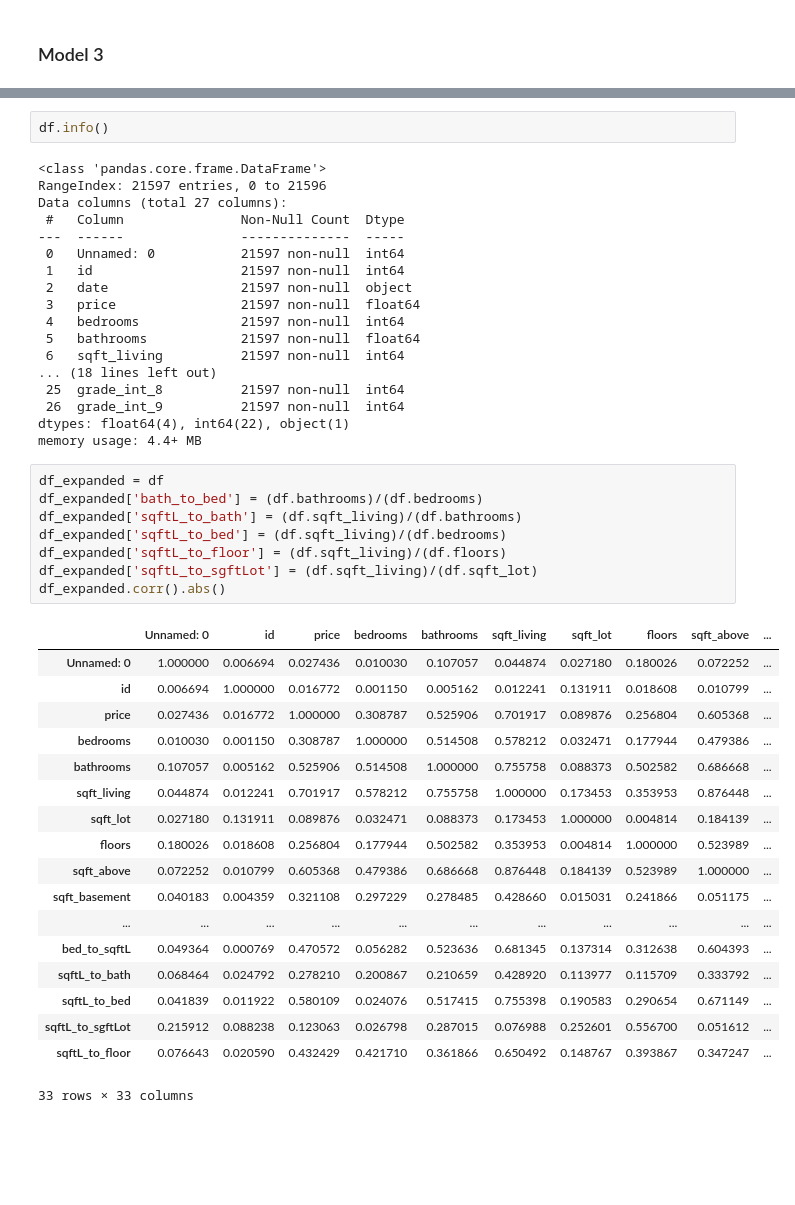
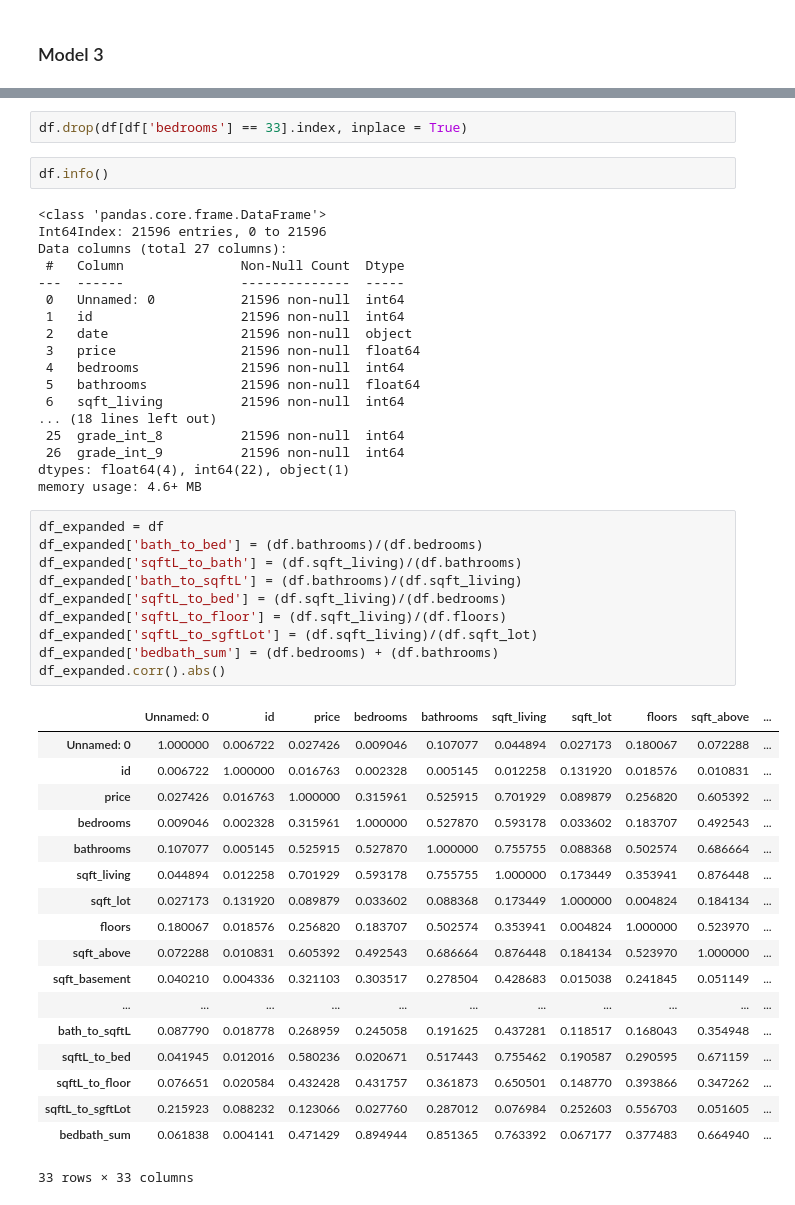
Before and after one commit to sgchatrathi/Real-Estate-Project-analysis, a Jupyter notebook: Main Notebook.ipynb, the cells around one changed output, grey strips where cells are left out. Drawn from its saved outputs; the diff is of its cells as text; blank space fills up the shorter version.

```diff
--- a/Main Notebook.ipynb
+++ b/Main Notebook.ipynb
@@ -251,47 +260,51 @@ The R-squared value for Model 2 is 0.56. This tells us that our x-variables (Bed
+# %%
+df.drop(df[df['bedrooms'] == 33].index, inplace = True)
 # %%
 df.info()
 # %% [output]
 <class 'pandas.core.frame.DataFrame'>
-RangeIndex: 21597 entries, 0 to 21596
+Int64Index: 21596 entries, 0 to 21596
 Data columns (total 27 columns):
  #   Column               Non-Null Count  Dtype
 ---  ------               --------------  -----
- 0   Unnamed: 0           21597 non-null  int64
- 1   id                   21597 non-null  int64
- 2   date                 21597 non-null  object
- 3   price                21597 non-null  float64
- 4   bedrooms             21597 non-null  int64
- 5   bathrooms            21597 non-null  float64
- 6   sqft_living          21597 non-null  int64
+ 0   Unnamed: 0           21596 non-null  int64
+ 1   id                   21596 non-null  int64
+ 2   date                 21596 non-null  object
+ 3   price                21596 non-null  float64
+ 4   bedrooms             21596 non-null  int64
+ 5   bathrooms            21596 non-null  float64
+ 6   sqft_living          21596 non-null  int64
 ... (18 lines left out)
- 25  grade_int_8          21597 non-null  int64
- 26  grade_int_9          21597 non-null  int64
+ 25  grade_int_8          21596 non-null  int64
+ 26  grade_int_9          21596 non-null  int64
 dtypes: float64(4), int64(22), object(1)
-memory usage: 4.4+ MB
+memory usage: 4.6+ MB
 # %%
 df_expanded = df
 df_expanded['bath_to_bed'] = (df.bathrooms)/(df.bedrooms)
 df_expanded['sqftL_to_bath'] = (df.sqft_living)/(df.bathrooms)
+df_expanded['bath_to_sqftL'] = (df.bathrooms)/(df.sqft_living)
 df_expanded['sqftL_to_bed'] = (df.sqft_living)/(df.bedrooms)
 df_expanded['sqftL_to_floor'] = (df.sqft_living)/(df.floors)
 df_expanded['sqftL_to_sgftLot'] = (df.sqft_living)/(df.sqft_lot)
+df_expanded['bedbath_sum'] = (df.bedrooms) + (df.bathrooms)
 df_expanded.corr().abs()
 # %% [output]
 |  | Unnamed: 0 | id | price | bedrooms | bathrooms | sqft_living | sqft_lot | floors | sqft_above | ... |
-| Unnamed: 0 | 1.000000 | 0.006694 | 0.027436 | 0.010030 | 0.107057 | 0.044874 | 0.027180 | 0.180026 | 0.072252 | ... |
-| id | 0.006694 | 1.000000 | 0.016772 | 0.001150 | 0.005162 | 0.012241 | 0.131911 | 0.018608 | 0.010799 | ... |
-| price | 0.027436 | 0.016772 | 1.000000 | 0.308787 | 0.525906 | 0.701917 | 0.089876 | 0.256804 | 0.605368 | ... |
-| bedrooms | 0.010030 | 0.001150 | 0.308787 | 1.000000 | 0.514508 | 0.578212 | 0.032471 | 0.177944 | 0.479386 | ... |
-| bathrooms | 0.107057 | 0.005162 | 0.525906 | 0.514508 | 1.000000 | 0.755758 | 0.088373 | 0.502582 | 0.686668 | ... |
-| sqft_living | 0.044874 | 0.012241 | 0.701917 | 0.578212 | 0.755758 | 1.000000 | 0.173453 | 0.353953 | 0.876448 | ... |
-| sqft_lot | 0.027180 | 0.131911 | 0.089876 | 0.032471 | 0.088373 | 0.173453 | 1.000000 | 0.004814 | 0.184139 | ... |
-| floors | 0.180026 | 0.018608 | 0.256804 | 0.177944 | 0.502582 | 0.353953 | 0.004814 | 1.000000 | 0.523989 | ... |
-| sqft_above | 0.072252 | 0.010799 | 0.605368 | 0.479386 | 0.686668 | 0.876448 | 0.184139 | 0.523989 | 1.000000 | ... |
-| sqft_basement | 0.040183 | 0.004359 | 0.321108 | 0.297229 | 0.278485 | 0.428660 | 0.015031 | 0.241866 | 0.051175 | ... |
+| Unnamed: 0 | 1.000000 | 0.006722 | 0.027426 | 0.009046 | 0.107077 | 0.044894 | 0.027173 | 0.180067 | 0.072288 | ... |
+| id | 0.006722 | 1.000000 | 0.016763 | 0.002328 | 0.005145 | 0.012258 | 0.131920 | 0.018576 | 0.010831 | ... |
+| price | 0.027426 | 0.016763 | 1.000000 | 0.315961 | 0.525915 | 0.701929 | 0.089879 | 0.256820 | 0.605392 | ... |
+| bedrooms | 0.009046 | 0.002328 | 0.315961 | 1.000000 | 0.527870 | 0.593178 | 0.033602 | 0.183707 | 0.492543 | ... |
+| bathrooms | 0.107077 | 0.005145 | 0.525915 | 0.527870 | 1.000000 | 0.755755 | 0.088368 | 0.502574 | 0.686664 | ... |
+| sqft_living | 0.044894 | 0.012258 | 0.701929 | 0.593178 | 0.755755 | 1.000000 | 0.173449 | 0.353941 | 0.876448 | ... |
+| sqft_lot | 0.027173 | 0.131920 | 0.089879 | 0.033602 | 0.088368 | 0.173449 | 1.000000 | 0.004824 | 0.184134 | ... |
+| floors | 0.180067 | 0.018576 | 0.256820 | 0.183707 | 0.502574 | 0.353941 | 0.004824 | 1.000000 | 0.523970 | ... |
+| sqft_above | 0.072288 | 0.010831 | 0.605392 | 0.492543 | 0.686664 | 0.876448 | 0.184134 | 0.523970 | 1.000000 | ... |
+| sqft_basement | 0.040210 | 0.004336 | 0.321103 | 0.303517 | 0.278504 | 0.428683 | 0.015038 | 0.241845 | 0.051149 | ... |
 | ... | ... | ... | ... | ... | ... | ... | ... | ... | ... | ... |
-| bed_to_sqftL | 0.049364 | 0.000769 | 0.470572 | 0.056282 | 0.523636 | 0.681345 | 0.137314 | 0.312638 | 0.604393 | ... |
-| sqftL_to_bath | 0.068464 | 0.024792 | 0.278210 | 0.200867 | 0.210659 | 0.428920 | 0.113977 | 0.115709 | 0.333792 | ... |
-| sqftL_to_bed | 0.041839 | 0.011922 | 0.580109 | 0.024076 | 0.517415 | 0.755398 | 0.190583 | 0.290654 | 0.671149 | ... |
-| sqftL_to_sgftLot | 0.215912 | 0.088238 | 0.123063 | 0.026798 | 0.287015 | 0.076988 | 0.252601 | 0.556700 | 0.051612 | ... |
-| sqftL_to_floor | 0.076643 | 0.020590 | 0.432429 | 0.421710 | 0.361866 | 0.650492 | 0.148767 | 0.393867 | 0.347247 | ... |
+| bath_to_sqftL | 0.087790 | 0.018778 | 0.268959 | 0.245058 | 0.191625 | 0.437281 | 0.118517 | 0.168043 | 0.354948 | ... |
+| sqftL_to_bed | 0.041945 | 0.012016 | 0.580236 | 0.020671 | 0.517443 | 0.755462 | 0.190587 | 0.290595 | 0.671159 | ... |
+| sqftL_to_floor | 0.076651 | 0.020584 | 0.432428 | 0.431757 | 0.361873 | 0.650501 | 0.148770 | 0.393866 | 0.347262 | ... |
+| sqftL_to_sgftLot | 0.215923 | 0.088232 | 0.123066 | 0.027760 | 0.287012 | 0.076984 | 0.252603 | 0.556703 | 0.051605 | ... |
+| bedbath_sum | 0.061838 | 0.004141 | 0.471429 | 0.894944 | 0.851365 | 0.763392 | 0.067177 | 0.377483 | 0.664940 | ... |
 33 rows × 33 columns
```
Also changed, not shown: parts of 16 cells of this notebook.
